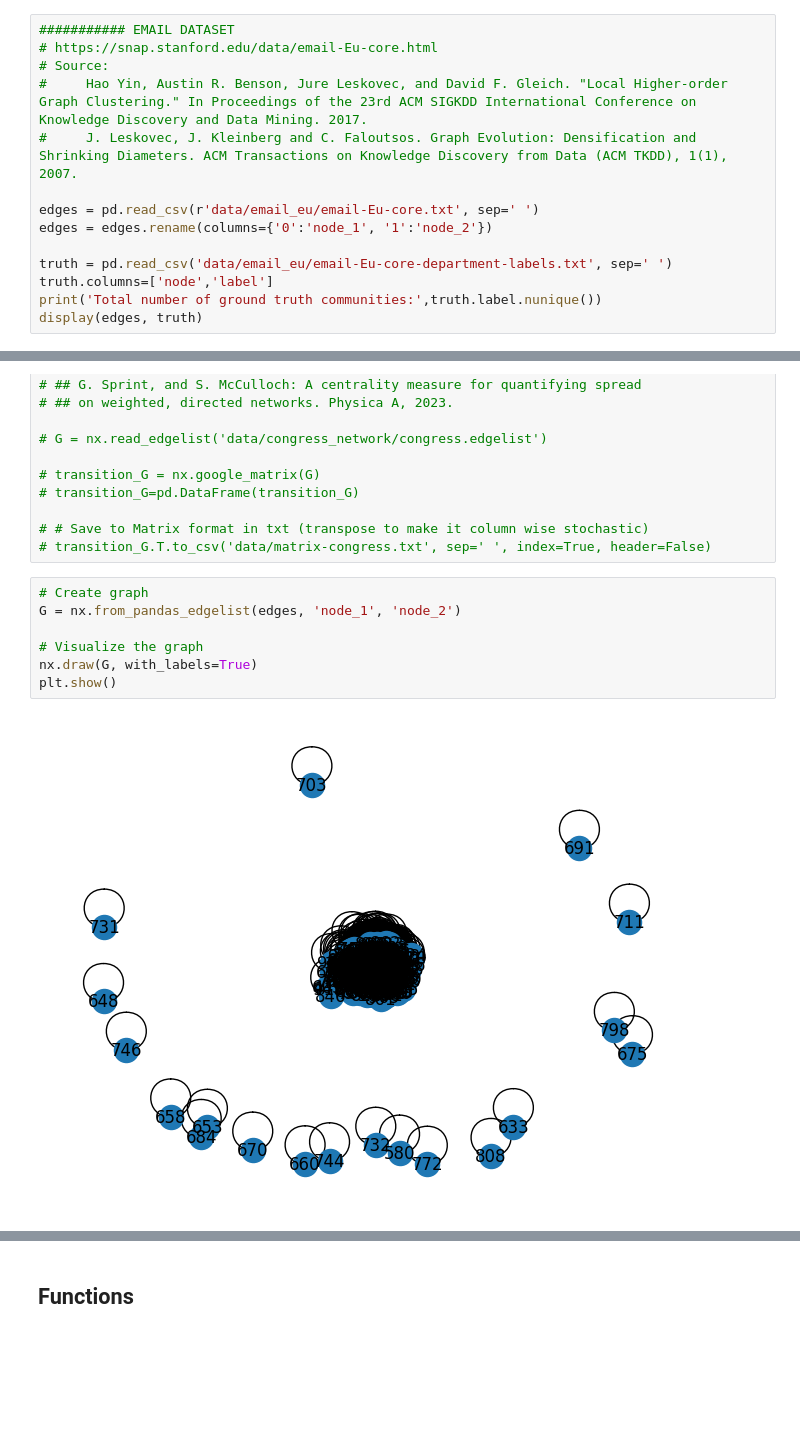
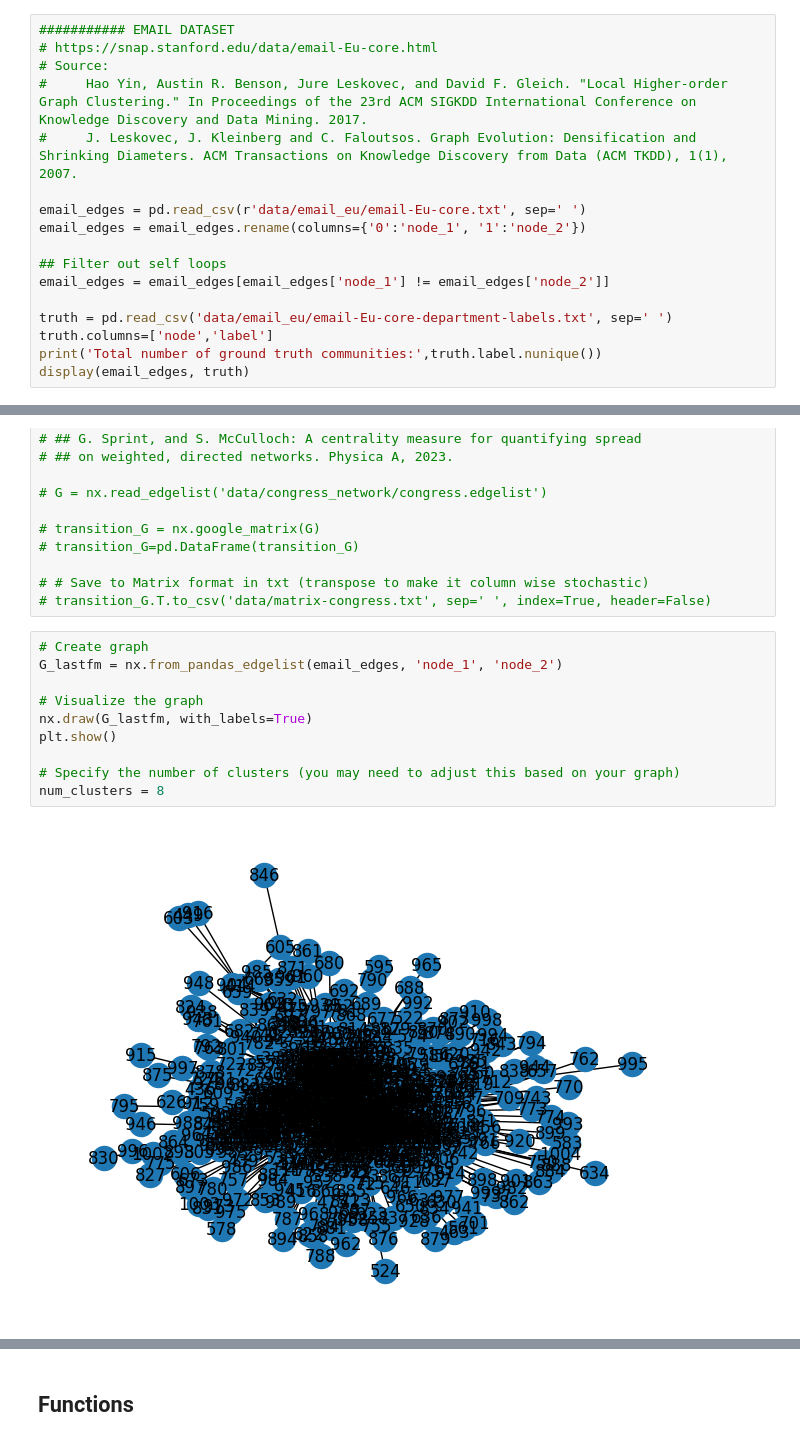
Before and after one commit to afpbondoc/MGMA_CommunityDetection_InfluenceMaximization, a Jupyter notebook: communities.ipynb, the cells around one changed output, grey strips where cells are left out. Cells and saved outputs as stored; diff of their text form; blank space fills up the shorter version.

```diff
--- a/communities.ipynb
+++ b/communities.ipynb
@@ -43,13 +52,16 @@ import numpy as np
 #     Hao Yin, Austin R. Benson, Jure Leskovec, and David F. Gleich. "Local Higher-order Graph Clustering." In Proceedings of the 23rd ACM SIGKDD International Conference on Knowledge Discovery and Data Mining. 2017.
 #     J. Leskovec, J. Kleinberg and C. Faloutsos. Graph Evolution: Densification and Shrinking Diameters. ACM Transactions on Knowledge Discovery from Data (ACM TKDD), 1(1), 2007.
 
-edges = pd.read_csv(r'data/email_eu/email-Eu-core.txt', sep=' ')
-edges = edges.rename(columns={'0':'node_1', '1':'node_2'})
+email_edges = pd.read_csv(r'data/email_eu/email-Eu-core.txt', sep=' ')
+email_edges = email_edges.rename(columns={'0':'node_1', '1':'node_2'})
+
+## Filter out self loops
+email_edges = email_edges[email_edges['node_1'] != email_edges['node_2']]
 
 truth = pd.read_csv('data/email_eu/email-Eu-core-department-labels.txt', sep=' ')
 truth.columns=['node','label']
 print('Total number of ground truth communities:',truth.label.nunique())
-display(edges, truth)
+display(email_edges, truth)
 # %% [output]
 Total number of ground truth communities: 42
 |  | node_1 | node_2 |
@@ -95,11 +107,14 @@ Total number of ground truth communities: 42
 # transition_G.T.to_csv('data/matrix-congress.txt', sep=' ', index=True, header=False)
 # %%
 # Create graph
-G = nx.from_pandas_edgelist(edges, 'node_1', 'node_2')
+G_lastfm = nx.from_pandas_edgelist(email_edges, 'node_1', 'node_2')
 
 # Visualize the graph
-nx.draw(G, with_labels=True)
+nx.draw(G_lastfm, with_labels=True)
 plt.show()
+
+# Specify the number of clusters (you may need to adjust this based on your graph)
+num_clusters = 8
 # %% [output]
-[figure, old version]
+[figure, new version]
 # %%
```
Also changed, not shown: parts of 43 cells of this notebook.
